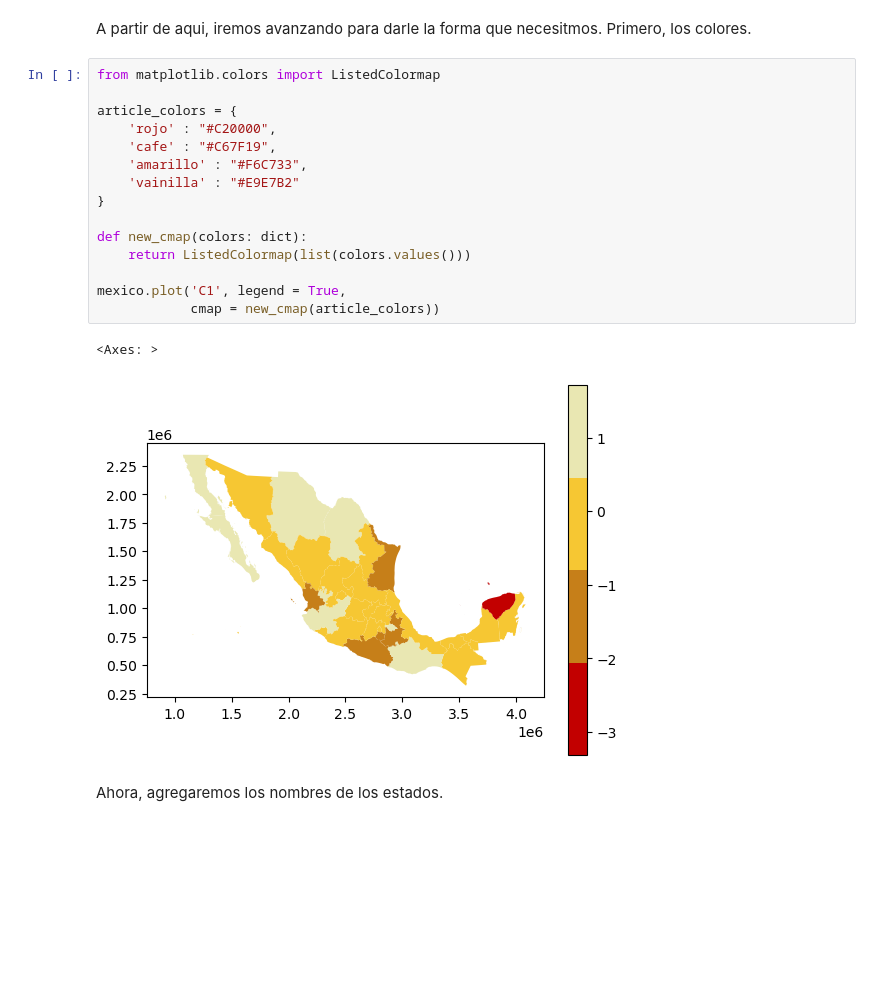
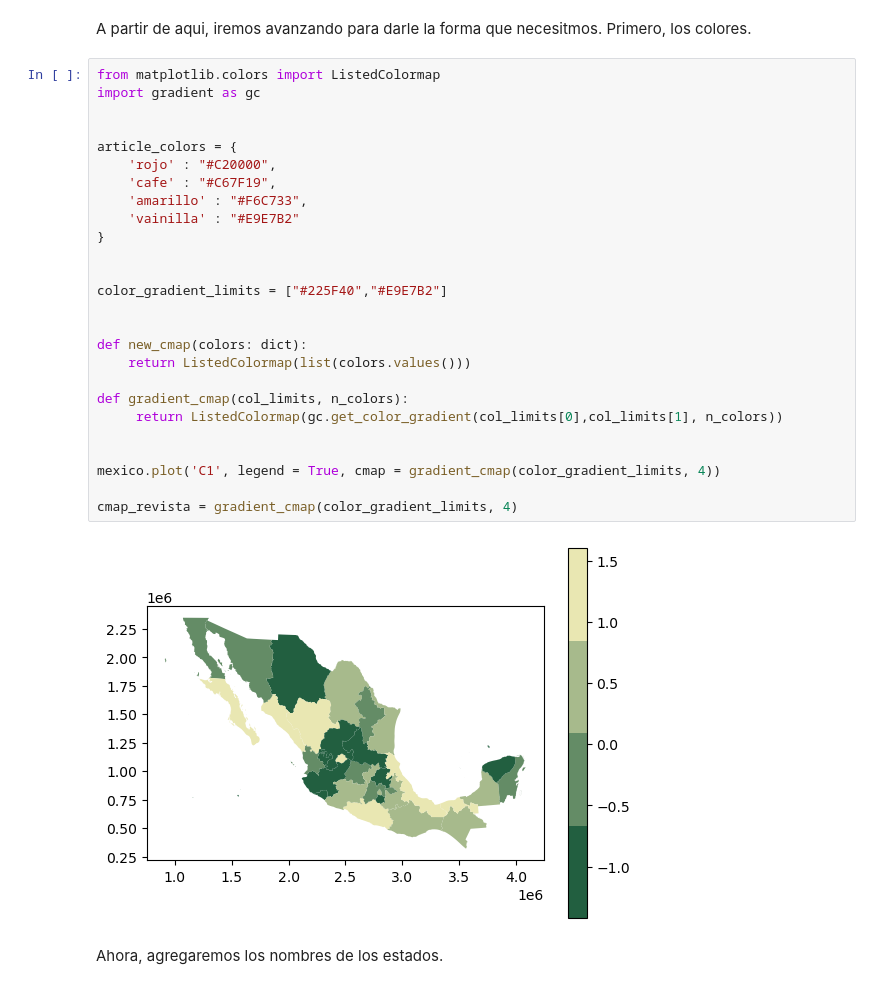
Before and after one commit to Dust1920/SIM26, a Jupyter notebook: visualization/maps_mexico.ipynb, the cells around one changed output. Saved outputs shown, nothing was run; the diff lists cells and outputs as text; blank space fills up the shorter version.

```diff
--- a/visualization/maps_mexico.ipynb
+++ b/visualization/maps_mexico.ipynb
@@ -92,22 +95,32 @@ mexico.plot('C1', legend = True)
 A partir de aqui, iremos avanzando para darle la forma que necesitmos. Primero, los colores.
 # %%
 from matplotlib.colors import ListedColormap
+import gradient as gc
+
 
 article_colors = {
     'rojo' : "#C20000",
     'cafe' : "#C67F19",
     'amarillo' : "#F6C733",
     'vainilla' : "#E9E7B2"
 }
 
+
+color_gradient_limits = ["#225F40","#E9E7B2"]
+
+
 def new_cmap(colors: dict):
     return ListedColormap(list(colors.values()))
 
-mexico.plot('C1', legend = True,
-            cmap = new_cmap(article_colors))
+def gradient_cmap(col_limits, n_colors):
+     return ListedColormap(gc.get_color_gradient(col_limits[0],col_limits[1], n_colors))
+
+
+mexico.plot('C1', legend = True, cmap = gradient_cmap(color_gradient_limits, 4))
+
+cmap_revista = gradient_cmap(color_gradient_limits, 4)
 # %% [output]
-<Axes: >
-[figure, old version]
+[figure, new version]
 # %% [markdown]
 Ahora, agregaremos los nombres de los estados.
 # %%
```
Also changed, not shown: parts of 29 cells of this notebook, 6 other files.
